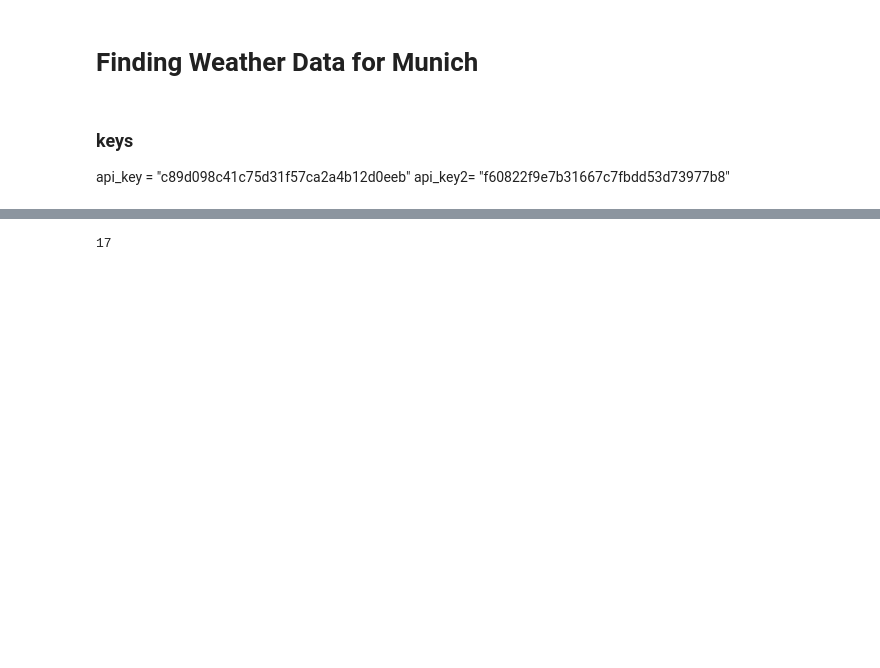
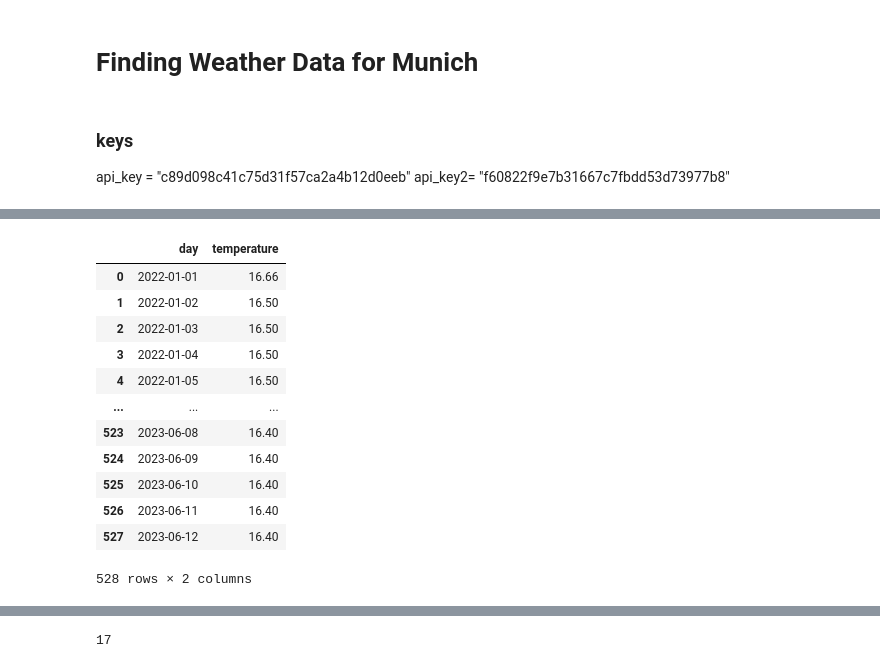
Before and after one commit to juanhorrillo/reinforcement_learning, a Jupyter notebook: integer_optimization_pyomo_restaurant.ipynb, the cells around one changed output, grey strips where cells are left out. Drawn from its saved outputs; the diff is of its cells as text; code cells hidden in the pictures; blank space fills up the shorter version.

```diff
--- a/integer_optimization_pyomo_restaurant.ipynb
+++ b/integer_optimization_pyomo_restaurant.ipynb
@@ -25,0 +172,16 @@ temperature_celsius = 0
+# %%
+temperature_df
+# %% [output]
+|  | day | temperature |
+| 0 | 2022-01-01 | 16.66 |
+| 1 | 2022-01-02 | 16.50 |
+| 2 | 2022-01-03 | 16.50 |
+| 3 | 2022-01-04 | 16.50 |
+| 4 | 2022-01-05 | 16.50 |
+| ... | ... | ... |
+| 523 | 2023-06-08 | 16.40 |
+| 524 | 2023-06-09 | 16.40 |
+| 525 | 2023-06-10 | 16.40 |
+| 526 | 2023-06-11 | 16.40 |
+| 527 | 2023-06-12 | 16.40 |
+528 rows × 2 columns
```
Also changed, not shown: parts of 30 cells of this notebook, 1 other file.
